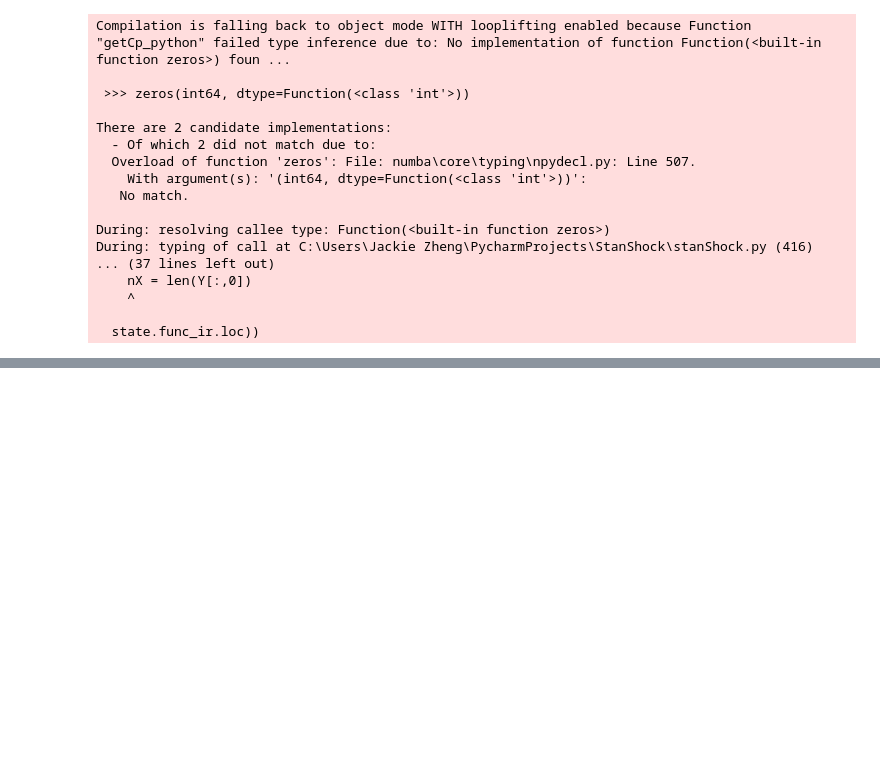
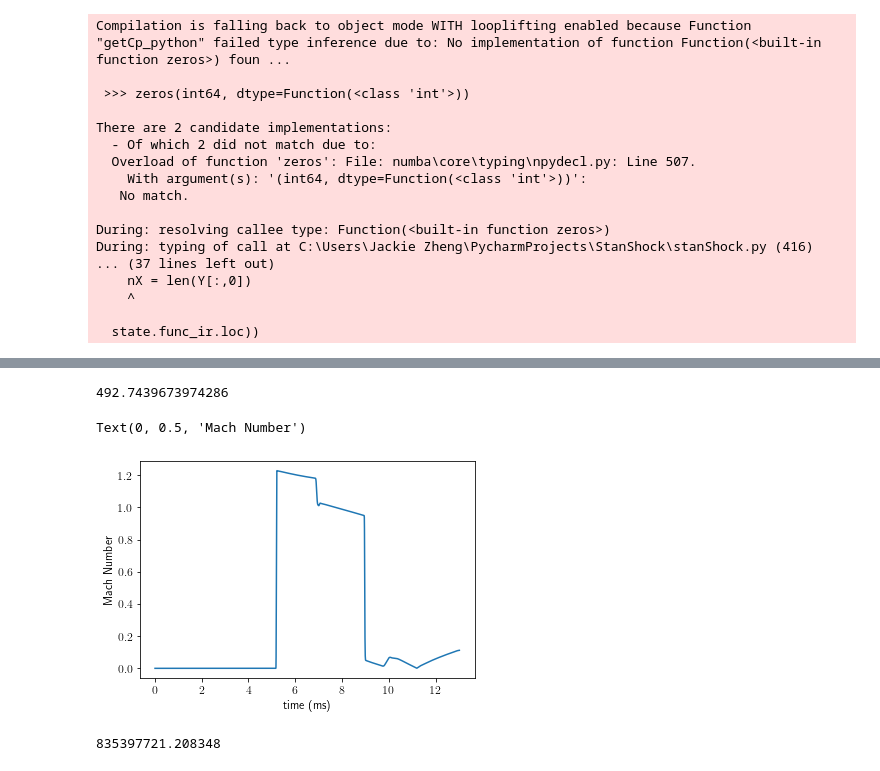
Before and after one commit to jky819/StanShock, a Jupyter notebook: ShockTubeSimulations/Shock_Tube_Simulations.ipynb, the cells around one changed output, grey strips where cells are left out. Saved outputs shown, nothing was run; the diff lists cells and outputs as text; code cells hidden in the pictures; blank space fills up the shorter version.

```diff
--- a/ShockTubeSimulations/Shock_Tube_Simulations.ipynb
+++ b/ShockTubeSimulations/Shock_Tube_Simulations.ipynb
@@ -92,0 +93,20 @@ np.savetxt('time_chem.csv', t, delimiter=',')
+# %%
+p = ssim.pNoInsert
+T = ssim.TNoInsert
+t = ssim.tNoInsert
+s = ssim.sNoInsert
+u = ssim.uNoInsert
+ssim.Tw
+# %% [output]
+492.7439673974286
+# %%
+Y = ssim.YNoInsert
+import matplotlib.pyplot as plt
+import numpy as np
+plt.figure()
+plt.plot(t/(1e-3), np.abs(u/s))
+plt.xlabel('time (ms)')
+plt.ylabel('Mach Number')
+# %% [output]
+Text(0, 0.5, 'Mach Number')
+[figure, added]
@@ -92,0 +124,8 @@ np.savetxt('time_chem.csv', t, delimiter=',')
+# %%
+import cantera as ct
+
+gas = ct.Solution('gri30.xml')
+
+gas.species(1).thermo.h(30000)
+# %% [output]
+835397721.208348
```
Also changed, not shown: parts of 5 cells of this notebook, 2 other files.
